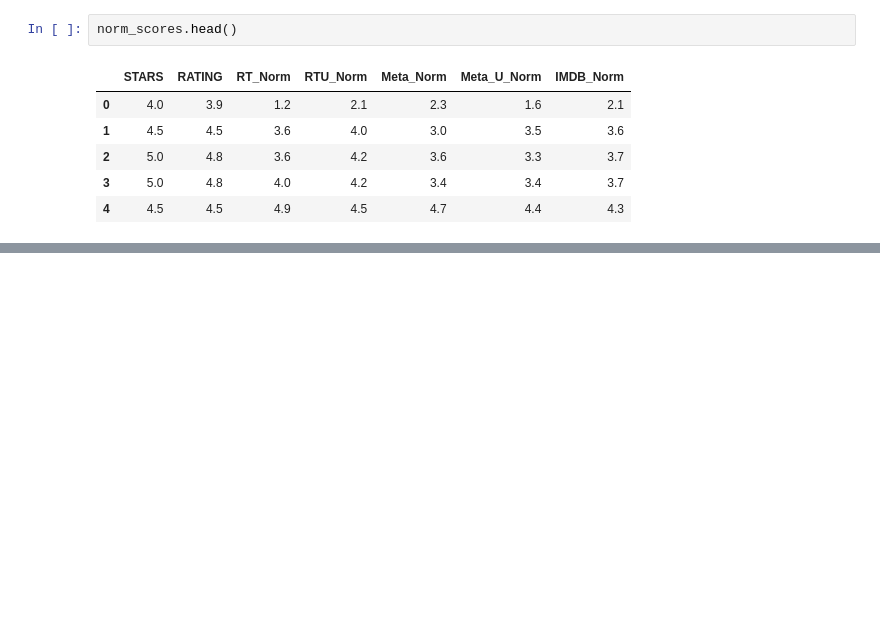
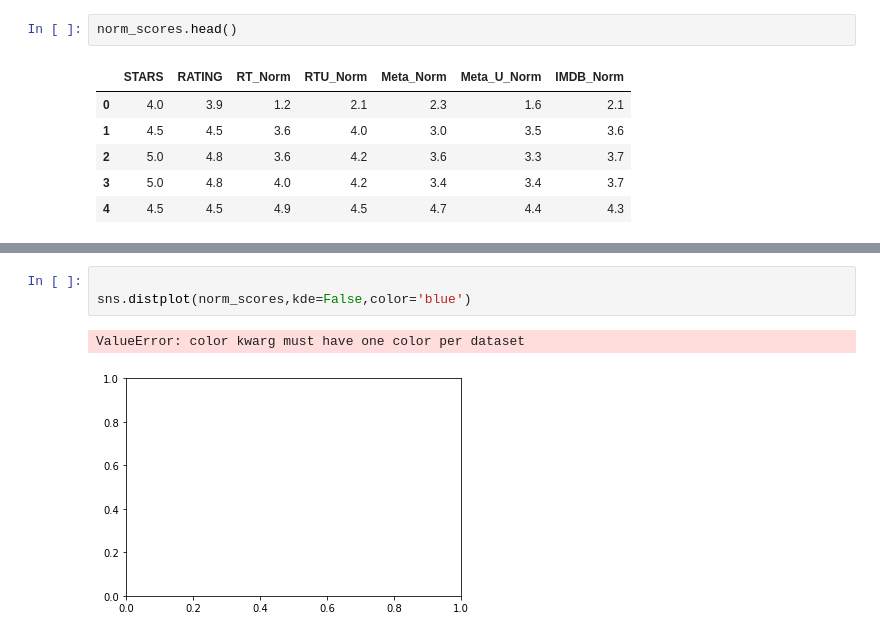
Before and after one commit to Basi10/Fandango-Rating-Data-Analysis, a Jupyter notebook: Fandango-DataAnalysis.ipynb, the cells around one changed output, grey strips where cells are left out. Cells and saved outputs as stored; diff of their text form; blank space fills up the shorter version.

```diff
--- a/Fandango-DataAnalysis.ipynb
+++ b/Fandango-DataAnalysis.ipynb
@@ -305,0 +326,6 @@ norm_scores.head()
+# %%
+
+sns.distplot(norm_scores,kde=False,color='blue')
+# %% [output]
+ValueError: color kwarg must have one color per dataset
+[figure, added]
```
Also changed, not shown: parts of 8 cells of this notebook.
